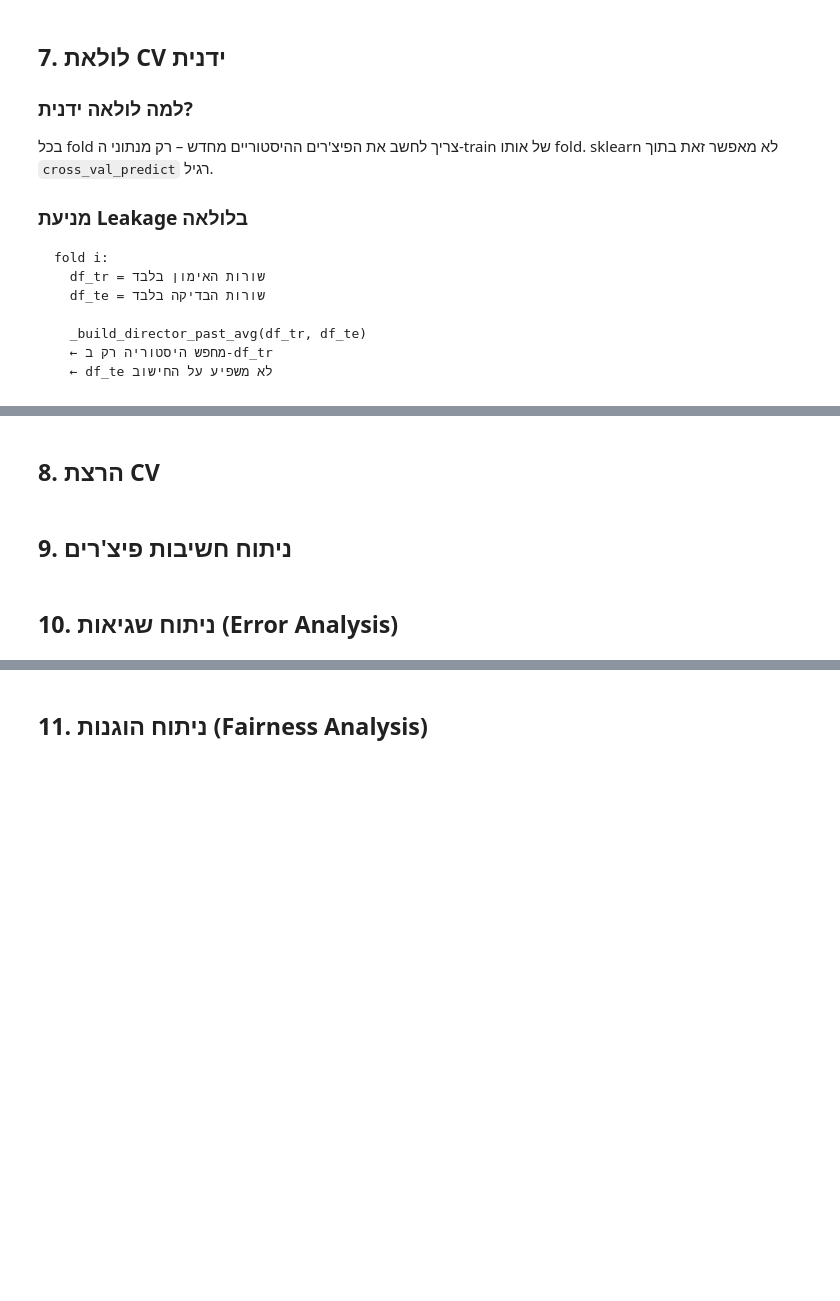
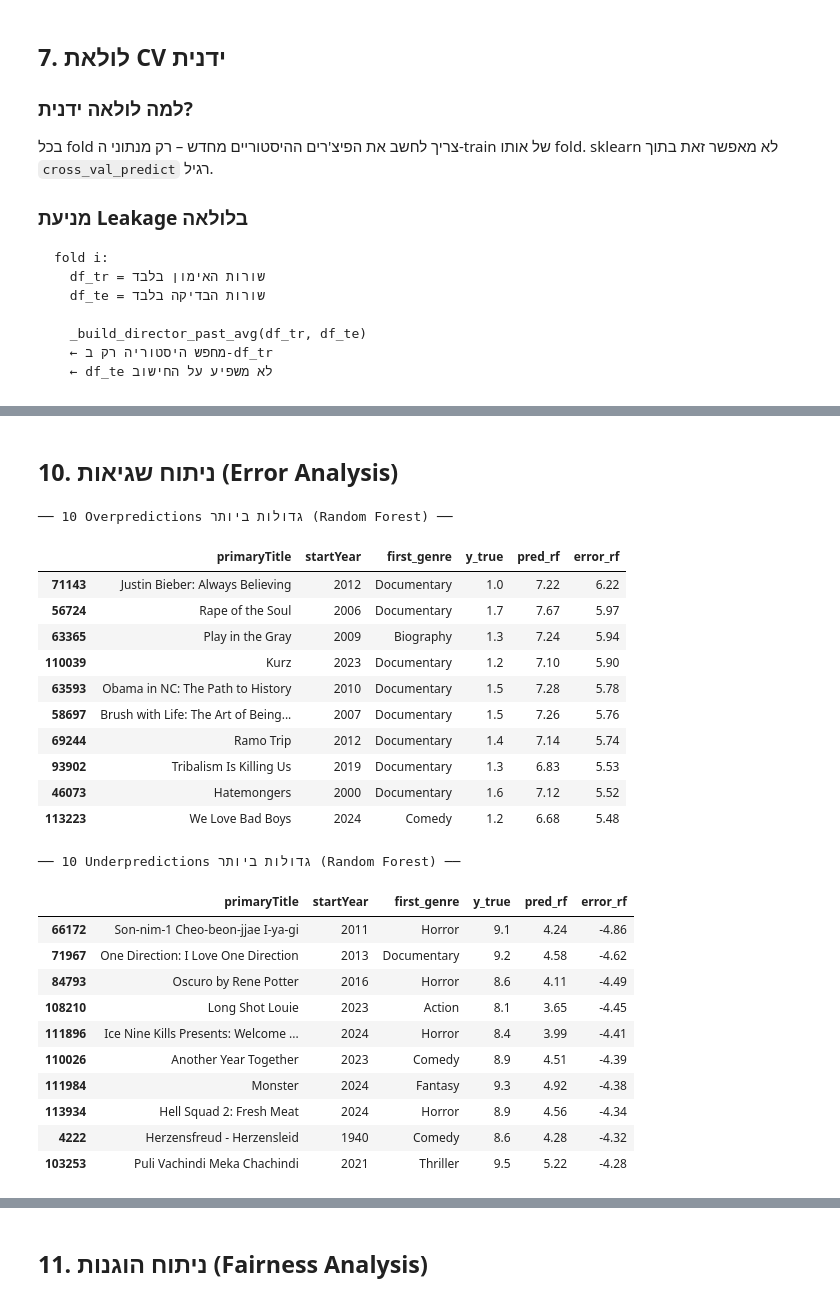
Before and after one commit to shirelhaddad/machine-learning, a Jupyter notebook: notebook_part2 (3) (2).ipynb, the cells around one changed output, grey strips where cells are left out. Drawn from its saved outputs; the diff is of its cells as text; code cells hidden in the pictures; blank space fills up the shorter version.

```diff
--- a/notebook_part2 (3) (2).ipynb
+++ b/notebook_part2 (3) (2).ipynb
@@ -394,6 +382,55 @@ Fold 10/10 | R² Train: 0.2476 | R² Test: 0.2469 | פער: 0.0006
-# %% [markdown]
-## 8. הרצת CV
-# %% [markdown]
-## 9. ניתוח חשיבות פיצ'רים
 # %% [markdown]
 ## 10. ניתוח שגיאות (Error Analysis)
+# %%
+### 10.1 – בניית DataFrame שגיאות
+errors_df = meta_df.copy()
+errors_df['y_true']   = y
+errors_df['pred_rf']  = oof_rf
+errors_df['pred_en']  = oof_en
+errors_df['error_rf'] = oof_rf - y   # חיובי = overprediction
+errors_df['error_en'] = oof_en - y
+errors_df['first_genre'] = errors_df['genres'].apply(
+    lambda g: g[0] if isinstance(g, list) and g else 'Unknown'
+)
+# %%
+### 10.2 – חילוץ 20 ה-outliers לכל מודל
+# Random Forest (המודל הטוב יותר)
+over_rf  = errors_df.nlargest(10,  'error_rf')
+under_rf = errors_df.nsmallest(10, 'error_rf')
+outliers_rf = pd.concat([over_rf, under_rf])
+
+# Elastic Net
+over_en  = errors_df.nlargest(10,  'error_en')
+under_en = errors_df.nsmallest(10, 'error_en')
+outliers_en = pd.concat([over_en, under_en])
+
+COLS_SHOW = ['primaryTitle', 'startYear', 'first_genre', 'y_true', 'pred_rf', 'error_rf']
+print("── 10 Overpredictions גדולות ביותר (Random Forest) ──")
+display(over_rf[COLS_SHOW].round(2))
+print("\n── 10 Underpredictions גדולות ביותר (Random Forest) ──")
+display(under_rf[COLS_SHOW].round(2))
+# %% [output]
+── 10 Overpredictions גדולות ביותר (Random Forest) ──
+|  | primaryTitle | startYear | first_genre | y_true | pred_rf | error_rf |
+| 71143 | Justin Bieber: Always Believing | 2012 | Documentary | 1.0 | 7.22 | 6.22 |
+| 56724 | Rape of the Soul | 2006 | Documentary | 1.7 | 7.67 | 5.97 |
+| 63365 | Play in the Gray | 2009 | Biography | 1.3 | 7.24 | 5.94 |
+| 110039 | Kurz | 2023 | Documentary | 1.2 | 7.10 | 5.90 |
+| 63593 | Obama in NC: The Path to History | 2010 | Documentary | 1.5 | 7.28 | 5.78 |
+| 58697 | Brush with Life: The Art of Being... | 2007 | Documentary | 1.5 | 7.26 | 5.76 |
+| 69244 | Ramo Trip | 2012 | Documentary | 1.4 | 7.14 | 5.74 |
+| 93902 | Tribalism Is Killing Us | 2019 | Documentary | 1.3 | 6.83 | 5.53 |
+| 46073 | Hatemongers | 2000 | Documentary | 1.6 | 7.12 | 5.52 |
+| 113223 | We Love Bad Boys | 2024 | Comedy | 1.2 | 6.68 | 5.48 |
+── 10 Underpredictions גדולות ביותר (Random Forest) ──
+|  | primaryTitle | startYear | first_genre | y_true | pred_rf | error_rf |
+| 66172 | Son-nim-1 Cheo-beon-jjae I-ya-gi | 2011 | Horror | 9.1 | 4.24 | -4.86 |
+| 71967 | One Direction: I Love One Direction | 2013 | Documentary | 9.2 | 4.58 | -4.62 |
+| 84793 | Oscuro by Rene Potter | 2016 | Horror | 8.6 | 4.11 | -4.49 |
+| 108210 | Long Shot Louie | 2023 | Action | 8.1 | 3.65 | -4.45 |
+| 111896 | Ice Nine Kills Presents: Welcome ... | 2024 | Horror | 8.4 | 3.99 | -4.41 |
+| 110026 | Another Year Together | 2023 | Comedy | 8.9 | 4.51 | -4.39 |
+| 111984 | Monster | 2024 | Fantasy | 9.3 | 4.92 | -4.38 |
+| 113934 | Hell Squad 2: Fresh Meat | 2024 | Horror | 8.9 | 4.56 | -4.34 |
+| 4222 | Herzensfreud - Herzensleid | 1940 | Comedy | 8.6 | 4.28 | -4.32 |
+| 103253 | Puli Vachindi Meka Chachindi | 2021 | Thriller | 9.5 | 5.22 | -4.28 |
```
Also changed, not shown: parts of 12 cells of this notebook.
